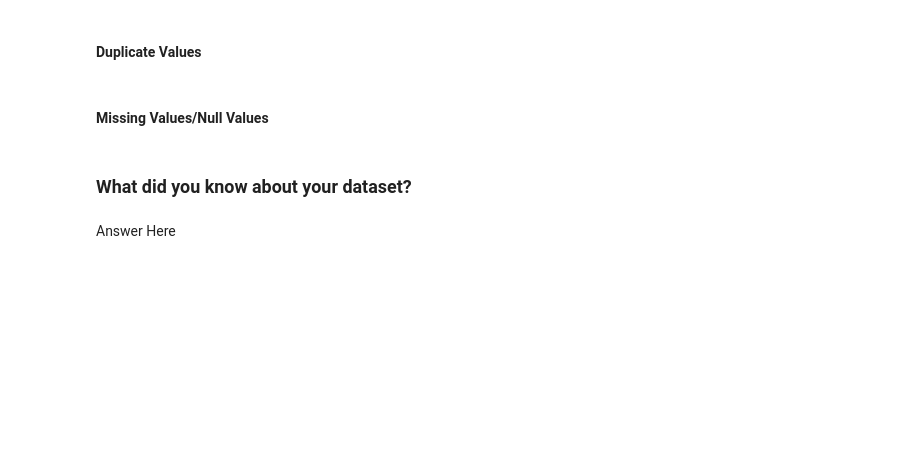
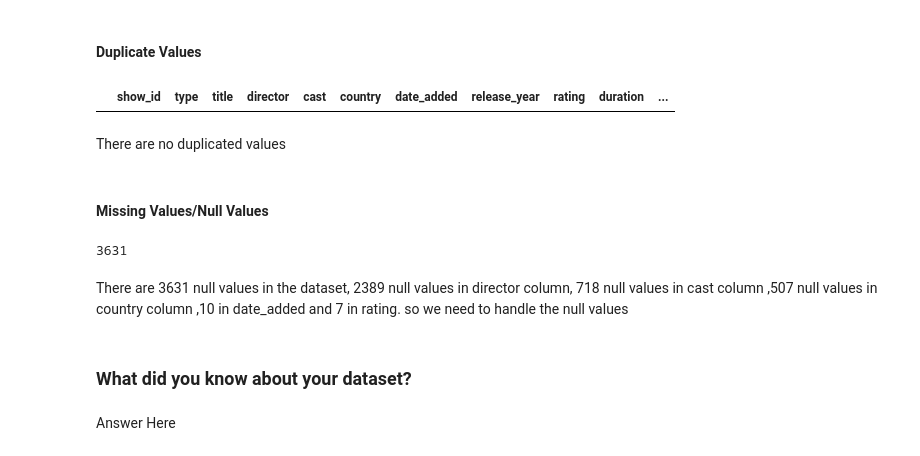
Before and after one commit to GaytriChoudhari/Unsupervised_ML_Netflix_Movies_and_TV_Shows_Clustering, a Jupyter notebook: Unsupervised_ML_Netflix_Movies_and_TV_Shows_Clustering.ipynb, the cells around one changed output. Saved outputs shown, nothing was run; the diff lists cells and outputs as text; code cells hidden in the pictures; blank space fills up the shorter version.

```diff
--- a/Unsupervised_ML_Netflix_Movies_and_TV_Shows_Clustering.ipynb
+++ b/Unsupervised_ML_Netflix_Movies_and_TV_Shows_Clustering.ipynb
@@ -135,10 +177,22 @@ df.head()
 #### Duplicate Values
 # %%
 # Dataset Duplicate Value Count
+#Drop duplicates
+df[df.duplicated()]
+# %% [output]
+|  | show_id | type | title | director | cast | country | date_added | release_year | rating | duration | ... |
+# %% [markdown]
+There are no duplicated values
 # %% [markdown]
 #### Missing Values/Null Values
 # %%
 # Missing Values/Null Values Count
+#total null values
+df.isnull().sum().sum()
+# %% [output]
+3631
+# %% [markdown]
+There are 3631 null values in the dataset, 2389 null values in director column, 718 null values in cast column ,507 null values in country column ,10 in date_added and 7 in rating. so we need to handle the null values
 # %%
 # Visualizing the missing values
 # %% [markdown]
```
Also changed, not shown: parts of 6 cells of this notebook.
